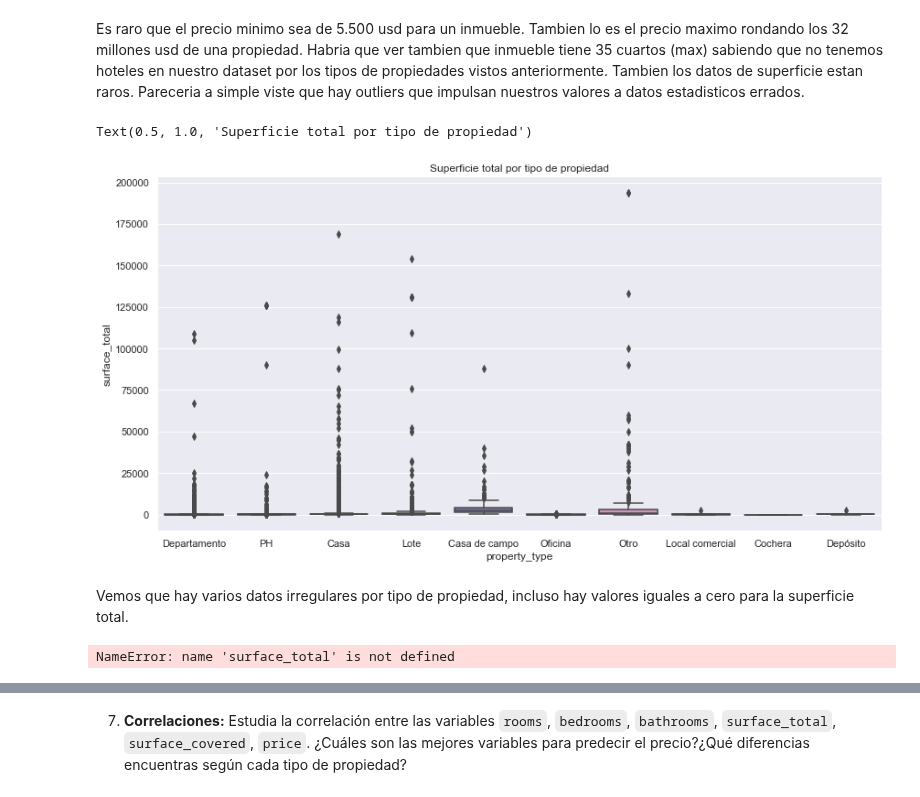
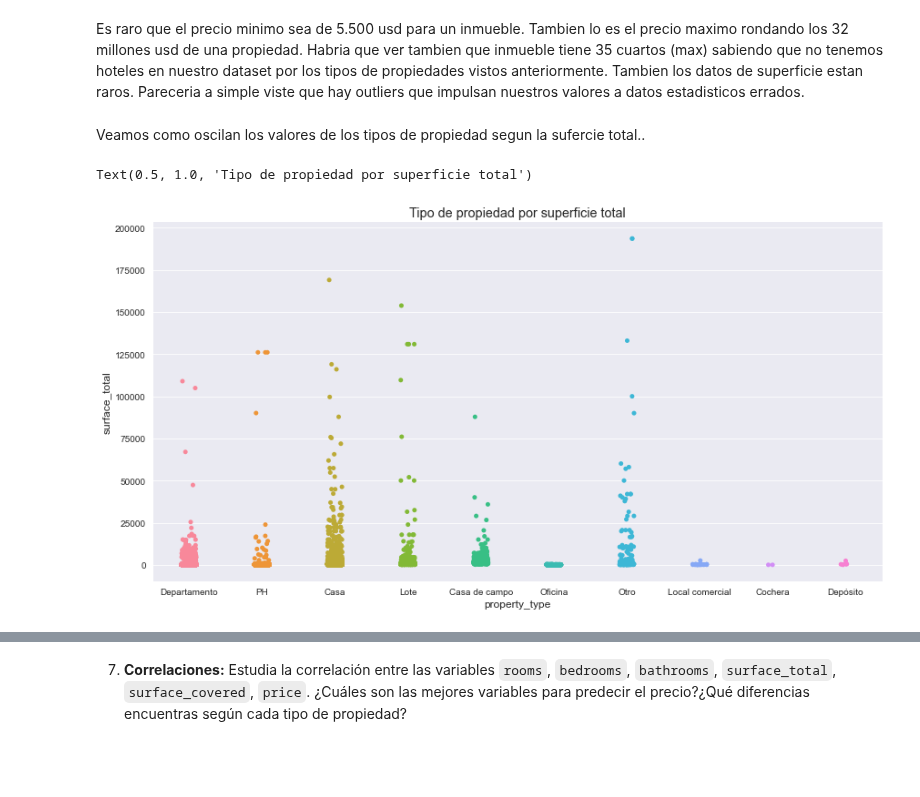
Before and after one commit to ldotto46/01.Proj_Real-State, a Jupyter notebook: DS_Proyecto_01(Rodriguez Luis).ipynb, the cells around one changed output, grey strips where cells are left out. Drawn from its saved outputs; the diff is of its cells as text; code cells hidden in the pictures; blank space fills up the shorter version.

```diff
--- a/DS_Proyecto_01(Rodriguez Luis).ipynb
+++ b/DS_Proyecto_01(Rodriguez Luis).ipynb
@@ -279,16 +279,12 @@ datapd.describe()
 | max | 85.051129 | -57.805832 | 35.000000 | 15.000000 | 14.000000 | 193549.000000 | 126062.000000 | 3.243423e+07 |
 # %% [markdown]
 Es raro que el precio minimo sea de 5.500 usd para un inmueble. Tambien lo es el precio maximo rondando los 32 millones usd de una propiedad. Habria que ver tambien que inmueble tiene 35 cuartos (max) sabiendo que no tenemos hoteles en nuestro dataset por los tipos de propiedades vistos anteriormente. Tambien los datos de superficie estan raros. Pareceria a simple viste que hay outliers que impulsan nuestros valores a datos estadisticos errados.
+# %% [markdown]
+Veamos como oscilan los valores de los tipos de propiedad segun la sufercie total..
 # %%
 sns.set_style('darkgrid')
-sns.catplot(x='property_type', y='surface_total', data=df, height=6, aspect=2, kind="box")
-plt.title('Superficie total por tipo de propiedad')
+sns.catplot(x='property_type', y='surface_total', data=df, height=6, aspect=2)
+plt.title('Tipo de propiedad por superficie total')
 # %% [output]
-Text(0.5, 1.0, 'Superficie total por tipo de propiedad')
+Text(0.5, 1.0, 'Tipo de propiedad por superficie total')
-[figure, old version]
+[figure, new version]
-# %% [markdown]
-Vemos que hay varios datos irregulares por tipo de propiedad, incluso hay valores iguales a cero para la superficie total.
-# %%
-datapd[surface_total > 0]
-# %% [output]
-NameError: name 'surface_total' is not defined
```
Also changed, not shown: parts of 12 cells of this notebook.
